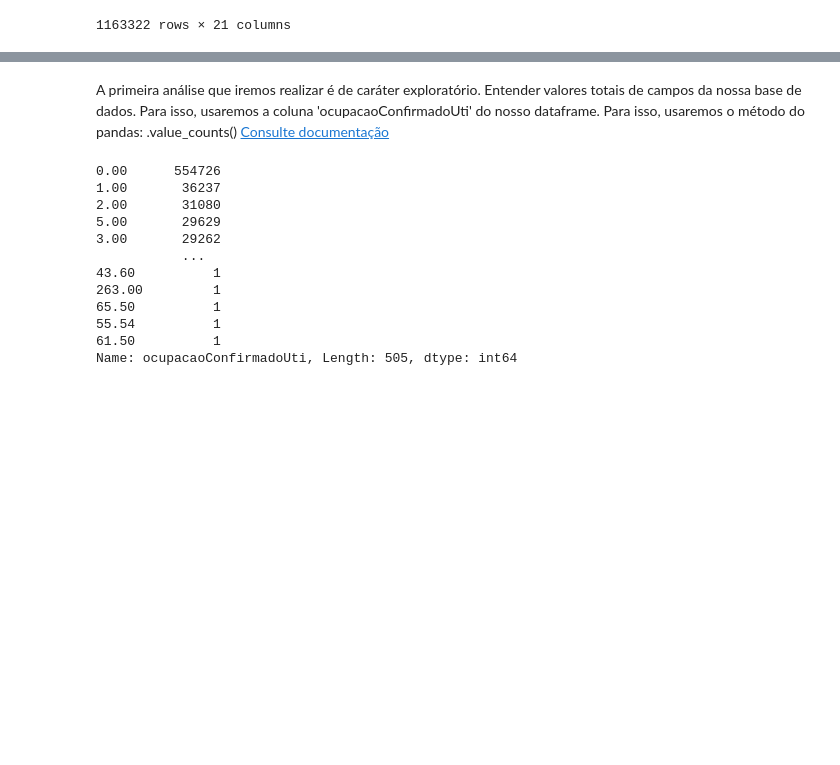
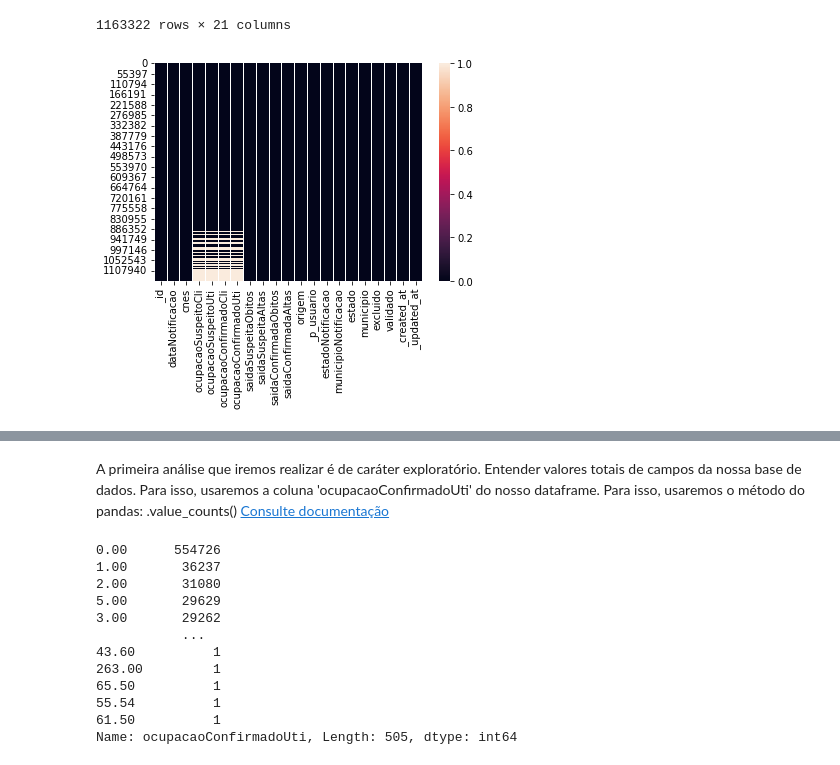
Before and after one commit to joseivangeraldo/Algoritimos_Uteis, a Jupyter notebook: BigDatatcc20.ipynb, the cells around one changed output, grey strips where cells are left out. Drawn from its saved outputs; the diff is of its cells as text; code cells hidden in the pictures; blank space fills up the shorter version.

```diff
--- a/BigDatatcc20.ipynb
+++ b/BigDatatcc20.ipynb
@@ -5,6 +10,6 @@ import pandas as pd
 # %%
 #pd.read_csv('https://s3-sa-east-1.amazonaws.com/ckan.saude.gov.br/Leitos/2021-09-05/esus-vepi.LeitoOcupacao.csv ')
-df = pd.read_csv('https://s3-sa-east-1.amazonaws.com/ckan.saude.gov.br/Leitos/2021-10-09/esus-vepi.LeitoOcupacao.csv ', low_memory=False)
+df = pd.read_csv('https://ass3-sa-east-1.amazonaws.com/ckan.saude.gov.br/Leitos/2021-10-09/esus-vepi.LeitoOcupacao.csv ', low_memory=False)
 df
 # %% [output]
 |  | _id | dataNotificacao | cnes | ocupacaoSuspeitoCli | ocupacaoSuspeitoUti | ocupacaoConfirmadoCli | ... |
@@ -87,6 +92,10 @@ df
 | 1163320 | 9nuHDFS2qv | 2021-10-09 03:00:38.948000+00:00 | 7753470 | NaN | NaN | NaN | ... |
 | 1163321 | MbyTJxQyrX | 2021-10-09 03:00:48.579000+00:00 | 2726726 | NaN | NaN | NaN | ... |
 1163322 rows × 21 columns
+# %%
+sns.heatmap(df.isnull());
+# %% [output]
+[figure, added]
 # %%
 ###agora vamos emover as linhas que tem itens vazios
 df = df.dropna()
```
Also changed, not shown: parts of 11 cells of this notebook.
